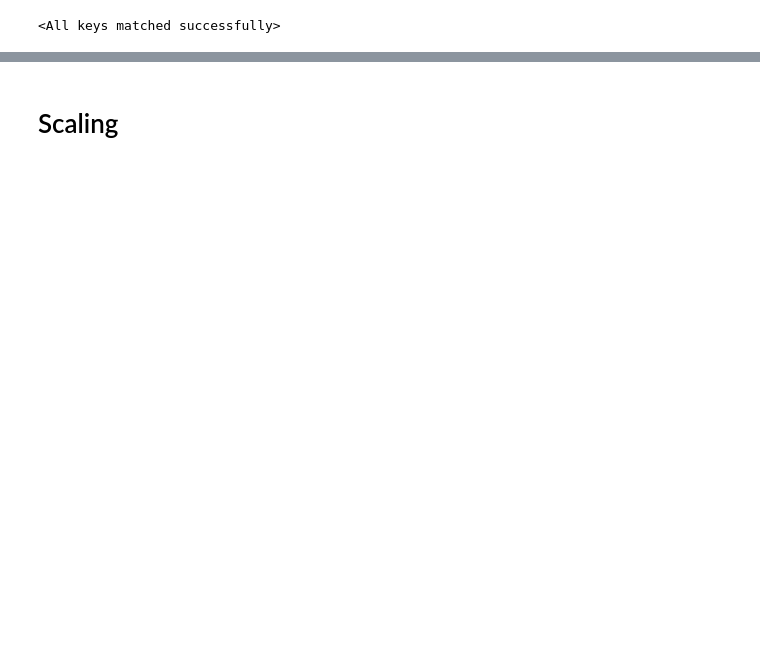
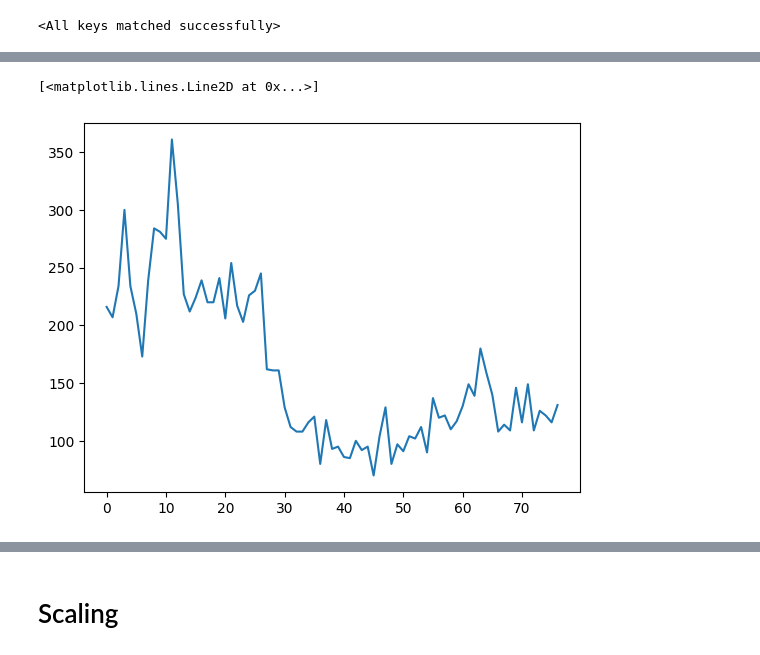
Before and after one commit to dahouathi2/PEA, a Jupyter notebook: run_zero_shot.ipynb, the cells around one changed output, grey strips where cells are left out. Saved outputs shown, nothing was run; the diff lists cells and outputs as text; code cells hidden in the pictures; blank space fills up the shorter version.

```diff
--- a/run_zero_shot.ipynb
+++ b/run_zero_shot.ipynb
@@ -199,3 +189,10 @@ data = combined_dataframes[72*product_index:72*(product_index+1)]
+# %%
+import matplotlib.pyplot as plt
+%matplotlib inline
+plt.plot(data["sold_units"])
+# %% [output]
+[<matplotlib.lines.Line2D at 0x...>]
+[figure, added]
 # %%
 train_data, train_loader = data_provider(args,'few_shot',data=data)
 # %%
```
Also changed, not shown: parts of 26 cells of this notebook, 23 other files.
